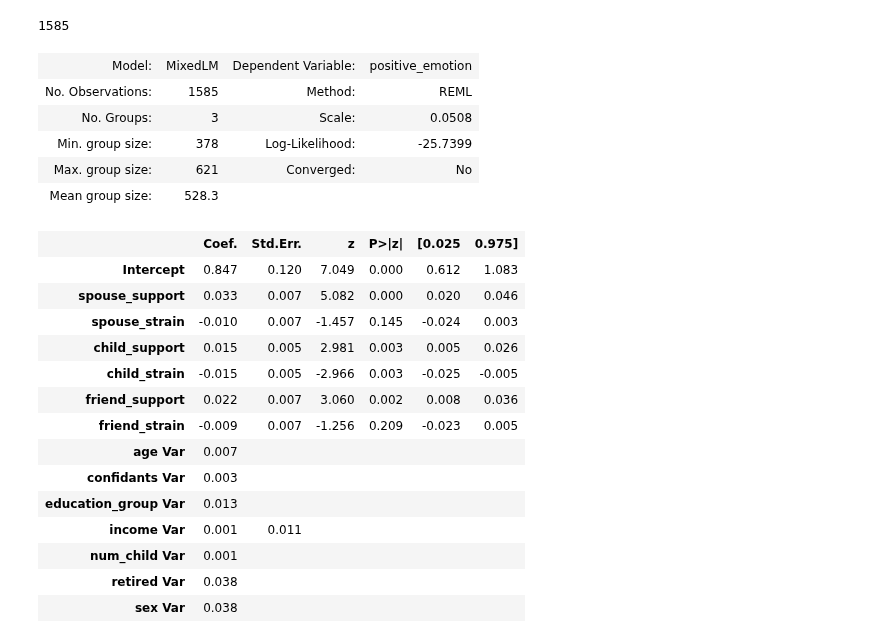
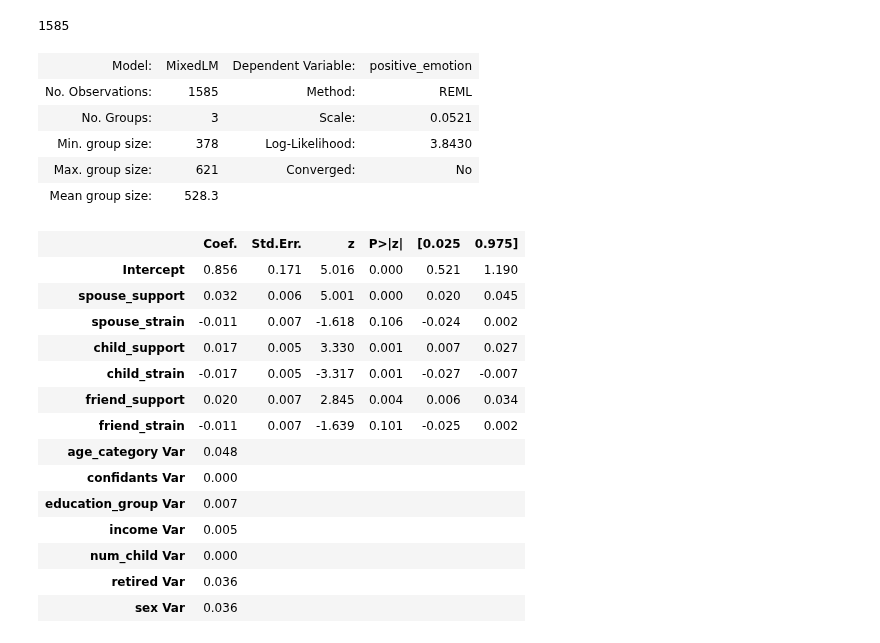
Before and after one commit to DataResponsibly/SynRD, a Jupyter notebook: papers/pierce2019who/preprocess.ipynb, the cells around one changed output. Saved outputs shown, nothing was run; the diff lists cells and outputs as text; code cells hidden in the pictures.

```diff
--- a/papers/pierce2019who/preprocess.ipynb
+++ b/papers/pierce2019who/preprocess.ipynb
@@ -223,42 +350,45 @@ len(data)
 # %%
 from statsmodels.regression.mixed_linear_model import MixedLM
 
 # For now, this is what we can do.
 # In fact, this is what they do!
 # data = data.dropna()
 
 # Describe variance components
-vc = {'confidants': '0 + C(confidants)', 'age': '0 + C(age)', 'education_group': '0 + C(education_group)',
+vc = {'confidants': '0 + C(confidants)', 'age_category': '0 + C(age_category)', 'education_group': '0 + C(education_group)',
       'income': '0 + C(income)', 'sex': '0 + C(sex)', 'retired': '0 + C(retired)', 'num_child': '0 + C(num_child)'}
 
 model1 = MixedLM.from_formula(
     'positive_emotion ~ spouse_support + spouse_strain + child_support + child_strain + friend_support + friend_strain',
-    vc_formula = vc, data=data, groups=data['age_group'])
+    vc_formula = vc, data=df, groups=df['age_category'])
+
+#     'positive_emotion ~ spouse_support + spouse_strain + child_support + child_strain + friend_support + friend_strain',
+#     vc_formula = vc, data=data, groups=data['age_group'])
 
 result1 = model1.fit()
 result1.summary()
 # %% [output]
 | Model: | MixedLM | Dependent Variable: | positive_emotion |
 | No. Observations: | 1585 | Method: | REML |
-| No. Groups: | 3 | Scale: | 0.0508 |
-| Min. group size: | 378 | Log-Likelihood: | -25.7399 |
+| No. Groups: | 3 | Scale: | 0.0521 |
+| Min. group size: | 378 | Log-Likelihood: | 3.8430 |
 | Max. group size: | 621 | Converged: | No |
 | Mean group size: | 528.3 |  |  |
 |  | Coef. | Std.Err. | z | P>|z| | [0.025 | 0.975] |
-| Intercept | 0.847 | 0.120 | 7.049 | 0.000 | 0.612 | 1.083 |
-| spouse_support | 0.033 | 0.007 | 5.082 | 0.000 | 0.020 | 0.046 |
-| spouse_strain | -0.010 | 0.007 | -1.457 | 0.145 | -0.024 | 0.003 |
-| child_support | 0.015 | 0.005 | 2.981 | 0.003 | 0.005 | 0.026 |
-| child_strain | -0.015 | 0.005 | -2.966 | 0.003 | -0.025 | -0.005 |
-| friend_support | 0.022 | 0.007 | 3.060 | 0.002 | 0.008 | 0.036 |
-| friend_strain | -0.009 | 0.007 | -1.256 | 0.209 | -0.023 | 0.005 |
-| age Var | 0.007 |  |  |  |  |  |
-| confidants Var | 0.003 |  |  |  |  |  |
-| education_group Var | 0.013 |  |  |  |  |  |
-| income Var | 0.001 | 0.011 |  |  |  |  |
-| num_child Var | 0.001 |  |  |  |  |  |
-| retired Var | 0.038 |  |  |  |  |  |
-| sex Var | 0.038 |  |  |  |  |  |
+| Intercept | 0.856 | 0.171 | 5.016 | 0.000 | 0.521 | 1.190 |
+| spouse_support | 0.032 | 0.006 | 5.001 | 0.000 | 0.020 | 0.045 |
+| spouse_strain | -0.011 | 0.007 | -1.618 | 0.106 | -0.024 | 0.002 |
+| child_support | 0.017 | 0.005 | 3.330 | 0.001 | 0.007 | 0.027 |
+| child_strain | -0.017 | 0.005 | -3.317 | 0.001 | -0.027 | -0.007 |
+| friend_support | 0.020 | 0.007 | 2.845 | 0.004 | 0.006 | 0.034 |
+| friend_strain | -0.011 | 0.007 | -1.639 | 0.101 | -0.025 | 0.002 |
+| age_category Var | 0.048 |  |  |  |  |  |
+| confidants Var | 0.000 |  |  |  |  |  |
+| education_group Var | 0.007 |  |  |  |  |  |
+| income Var | 0.005 |  |  |  |  |  |
+| num_child Var | 0.000 |  |  |  |  |  |
+| retired Var | 0.036 |  |  |  |  |  |
+| sex Var | 0.036 |  |  |  |  |  |
 # %%
 from statsmodels.regression.mixed_linear_model import MixedLM
 
```
Also changed, not shown: parts of 6 cells of this notebook, 1 other file.
